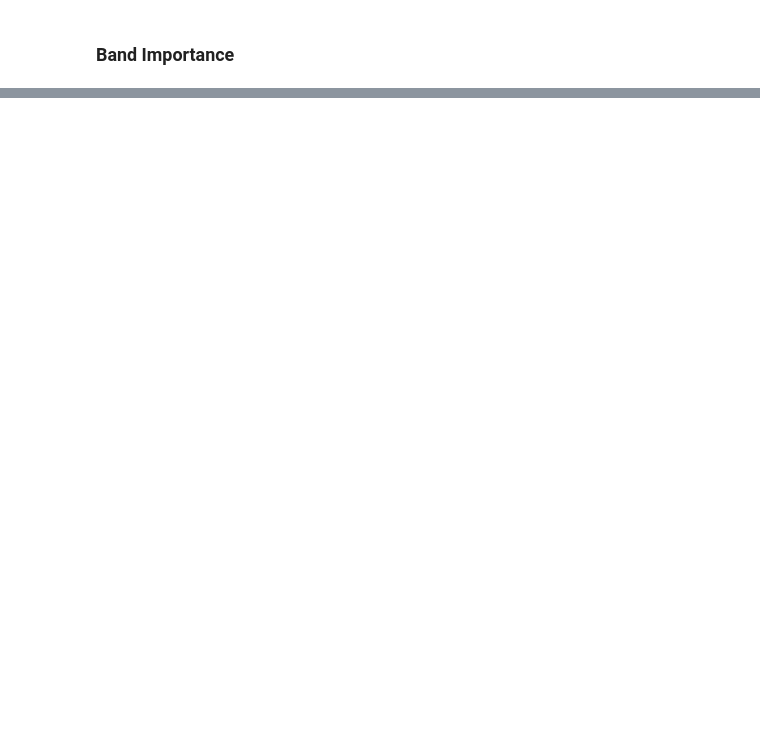
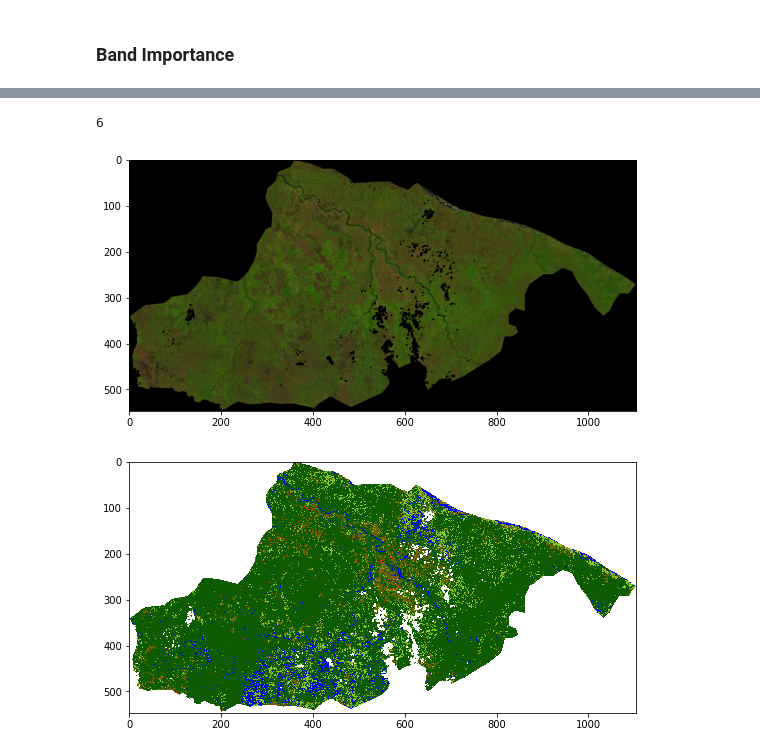
Before and after one commit to JoycelynLongdon/MRes_Research_Project, a Jupyter notebook: Notebooks/Landcover_Classification_Scripts/rf_landcover_classification.ipynb, the cells around one changed output, grey strips where cells are left out. Saved outputs shown, nothing was run; the diff lists cells and outputs as text; code cells hidden in the pictures; blank space fills up the shorter version.

```diff
--- a/Notebooks/Landcover_Classification_Scripts/rf_landcover_classification.ipynb
+++ b/Notebooks/Landcover_Classification_Scripts/rf_landcover_classification.ipynb
@@ -284,2 +245,5 @@ def hyper_param_rf_predict(X_train, y_train, X_test, y_test):
 # %%
-hyper_param_rf_predict(X_train, y_train, X_test, y_test)
+new_img = np.zeros((new_img_path.RasterYSize, new_img_path.RasterXSize, new_img_path.RasterCount),
+               gdal_array.GDALTypeCodeToNumericTypeCode(new_img_path.GetRasterBand(1).DataType))
+for b in range(new_img.shape[2]):
+    new_img[:, :, b] = new_img_path.GetRasterBand(b + 1).ReadAsArray()
@@ -349,0 +250,8 @@ print('Improvement of {:0.2f}%.'.format( 100 * (random_accuracy - base_accuracy)
+# %%
+new_shape = (new_img.shape[0] * new_img.shape[1], new_img.shape[2])
+new_shape
+
+img_as_array = new_img[:, :, :7].reshape(new_shape)
+
+print('Reshaped from {o} to {n}'.format(o=new_img.shape,
+                                        n=img_as_array.shape))
@@ -349,0 +260,9 @@ print('Improvement of {:0.2f}%.'.format( 100 * (random_accuracy - base_accuracy)
+# %%
+class_prediction = rf.predict(img_as_array)
+# %%
+# Reshape our classification map
+class_prediction_reshaped = class_prediction.reshape(new_img[:, :, 0].shape)
+# %%
+class_prediction_reshaped.max()
+# %% [output]
+6
@@ -349,0 +272,58 @@ print('Improvement of {:0.2f}%.'.format( 100 * (random_accuracy - base_accuracy)
+# %%
+# Visualize
+
+# First setup a 5-4-3 composite
+def color_stretch(image, index, minmax=(0, 10000)):
+    colors = image[:, :, index].astype(np.float64)
+
+    max_val = minmax[1]
+    min_val = minmax[0]
+
+    # Enforce maximum and minimum values
+    colors[colors[:, :, :] > max_val] = max_val
+    colors[colors[:, :, :] < min_val] = min_val
+
+    for b in range(colors.shape[2]):
+        colors[:, :, b] = colors[:, :, b] * 1 / (max_val - min_val)
+
+    return colors
+
+img543 = color_stretch(new_img, [5, 4, 3], (0, 7000))
+
+# See https://github.com/matplotlib/matplotlib/issues/844/
+n = class_prediction.max()
+# Next setup a colormap for our map
+colors = dict((
+    (1, (111, 97, 6,255)),  # Cropland (brown)
+    (2, (135, 198, 42,255)),  # Shrubland (light green)
+    (3, (15, 91, 3,255)),  # Forest (dark green)
+    (4, (255, 26, 0,255)),  # Urban (red)
+    (5, (0, 0, 255,255)),  # Water (blue)
+    (6, (0, 0, 0,0)) #No Data/Clouds
+))
+# Put 0 - 255 as float 0 - 1
+for k in colors:
+    v = colors[k]
+    _v = [_v / 255.0 for _v in v]
+    colors[k] = _v
+
+index_colors = [colors[key] if key in colors else
+                (255, 255, 255, 0) for key in range(1, n + 1)]
+cmap = plt.matplotlib.colors.ListedColormap(index_colors, 'Classification', n)
+
+# Now show the classmap next to the image
+plt.figure(figsize = (20,25))
+plt.subplot(121)
+plt.imshow(img543)
+
+plt.figure(figsize = (20,25))
+plt.subplot(122)
+#plt.legend(handles=cmap, bbox_to_anchor=(1.05, 1), loc=2, borderaxespad=0. )
+plt.imshow(class_prediction_reshaped, cmap=cmap, interpolation='none')
+
+plt.savefig( '/gws/nopw/j04/ai4er/users/jl2182/data/Figures/Counterfactual_Classified_Landcover/Counterfactual_2020_Classified.tif')
+plt.savefig( '/gws/nopw/j04/ai4er/users/jl2182/data/Figures/Counterfactual_Classified_Landcover/Counterfactual_2020_Classified.png')
+#plt.show()
+# %% [output]
+[figure, added]
+[figure, added]
```
Also changed, not shown: parts of 44 cells of this notebook, 10 other files.
